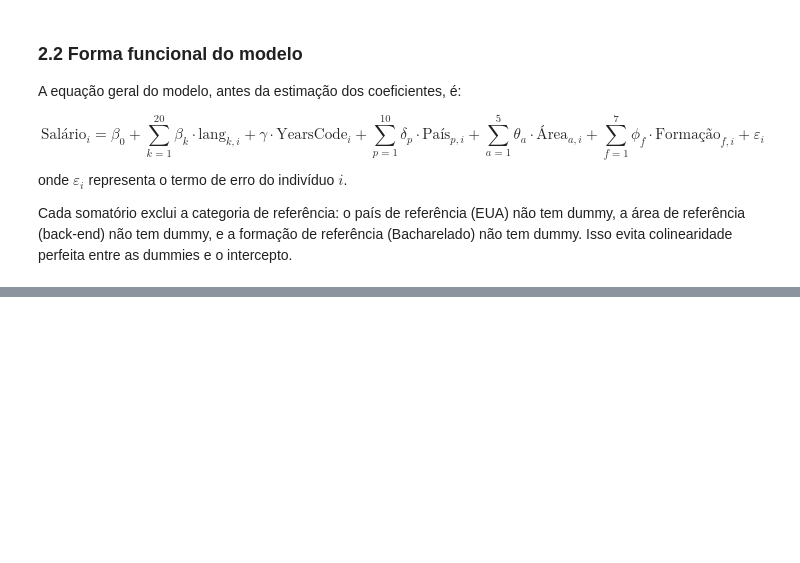
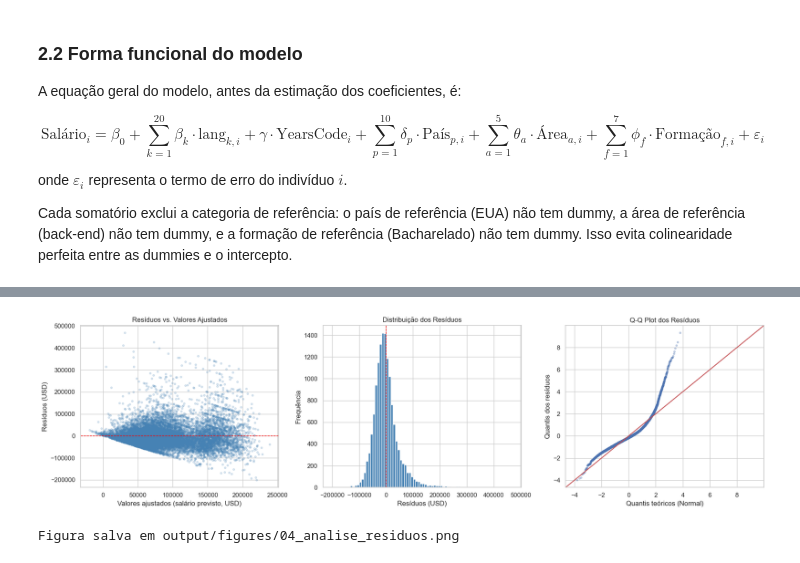
Before and after one commit to ksobreira/stackoverflow-salary-regression, a Jupyter notebook: notebooks/04_modelo_global.ipynb, the cells around one changed output, grey strips where cells are left out. Drawn from its saved outputs; the diff is of its cells as text; code cells hidden in the pictures; blank space fills up the shorter version.

Commit message:
feat: Finish global model regression notebook

```diff
--- a/notebooks/04_modelo_global.ipynb
+++ b/notebooks/04_modelo_global.ipynb
@@ -226,0 +317,17 @@ colinearidade perfeita entre as dummies e o intercepto.
+# %%
+# Estimação do modelo de regressão linear múltipla por OLS.
+#
+# A matriz X já contém o intercepto (adicionado via sm.add_constant na
+# seção anterior). O método .fit() resolve o sistema de equações normais
+# e retorna um objeto RegressionResults com todos os diagnósticos.
+
+modelo = sm.OLS(y, X).fit()
+
+# Persiste o summary completo em arquivo de texto para uso posterior
+# (apresentação, conferência, anexos do relatório).
+with open("../output/models/04_summary_modelo_global.txt", "w", encoding="utf-8") as f:
+    f.write(modelo.summary().as_text())
+
+print("Summary salvo em output/models/04_summary_modelo_global.txt")
+print()
+print(modelo.summary())
@@ -226,0 +578,44 @@ colinearidade perfeita entre as dummies e o intercepto.
+# %%
+# Extração dos resíduos e dos valores ajustados.
+# residuos[i] = salario_observado[i] - salario_previsto[i]
+residuos = modelo.resid
+ajustados = modelo.fittedvalues
+
+# Painel com três gráficos canônicos de análise de resíduos.
+# Cada subplot diagnostica um pressuposto diferente:
+#   Esquerda  - resíduos vs ajustados  -> linearidade e homocedasticidade
+#   Centro    - histograma dos resíduos -> normalidade (visão geral)
+#   Direita   - Q-Q plot                -> normalidade (visão fina nas caudas)
+
+fig, axes = plt.subplots(1, 3, figsize=(18, 5))
+
+# Gráfico 1: resíduos vs valores ajustados
+axes[0].scatter(ajustados, residuos, alpha=0.2, s=10, color="steelblue")
+axes[0].axhline(y=0, color="red", linestyle="--", linewidth=1)
+axes[0].set_xlabel("Valores ajustados (salário previsto, USD)")
+axes[0].set_ylabel("Resíduos (USD)")
+axes[0].set_title("Resíduos vs. Valores Ajustados")
+
+# Gráfico 2: histograma dos resíduos
+axes[1].hist(residuos, bins=80, color="steelblue", edgecolor="white")
+axes[1].axvline(x=0, color="red", linestyle="--", linewidth=1)
+axes[1].set_xlabel("Resíduos (USD)")
+axes[1].set_ylabel("Frequência")
+axes[1].set_title("Distribuição dos Resíduos")
+
+# Gráfico 3: Q-Q plot
+sm.qqplot(residuos, line="45", fit=True, ax=axes[2], markersize=3, alpha=0.3)
+axes[2].set_title("Q-Q Plot dos Resíduos")
+axes[2].set_xlabel("Quantis teóricos (Normal)")
+axes[2].set_ylabel("Quantis dos resíduos")
+
+plt.tight_layout()
+plt.savefig(
+    "../output/figures/04_analise_residuos.png",
+    dpi=120, bbox_inches="tight",
+)
+plt.show()
+print("Figura salva em output/figures/04_analise_residuos.png")
+# %% [output]
+[figure, added]
+Figura salva em output/figures/04_analise_residuos.png
```
Also changed, not shown: parts of 31 cells of this notebook.
